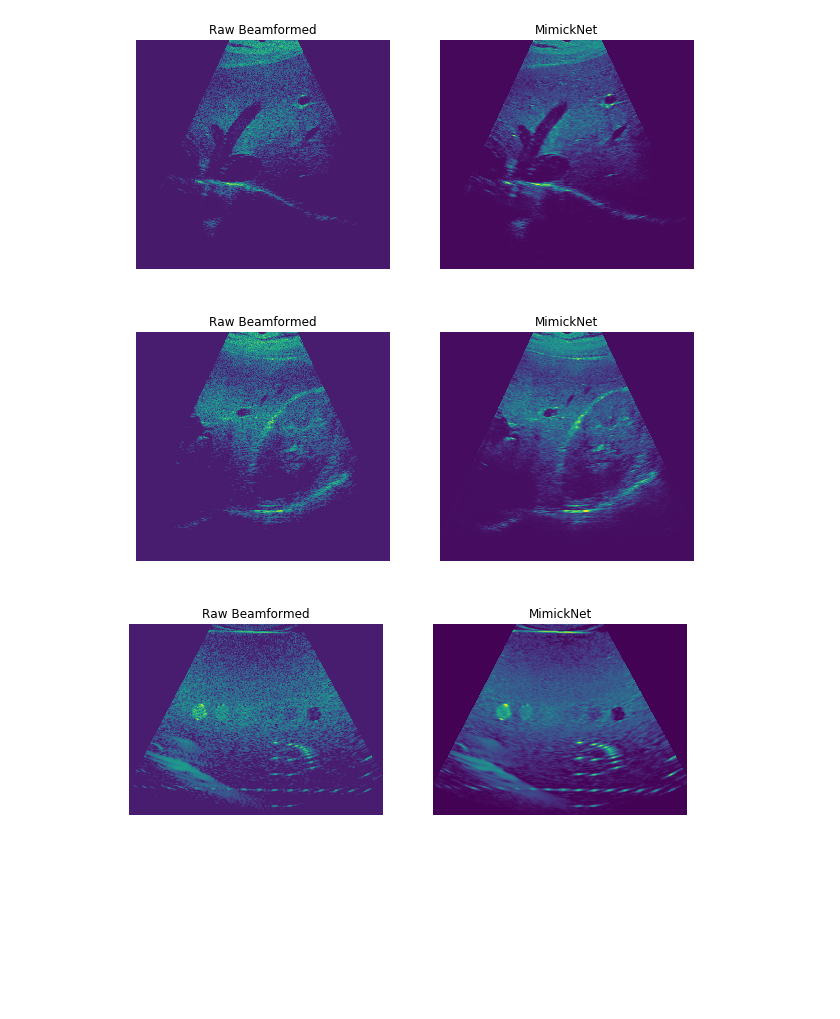
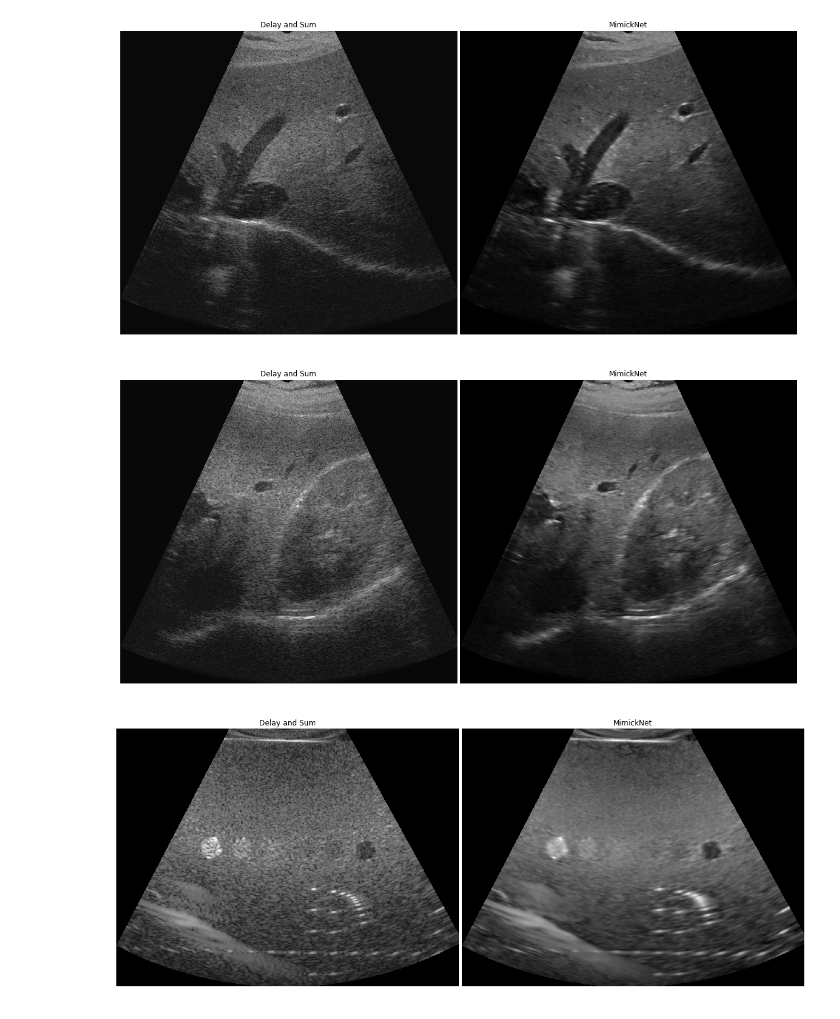
Before and after one commit to Ouwen/MimickNet, a Jupyter notebook: examples/python3_example.ipynb, the cells around one changed output. Cells and saved outputs as stored; diff of their text form; code cells hidden in the pictures; blank space fills up the shorter version.

```diff
--- a/examples/python3_example.ipynb
+++ b/examples/python3_example.ipynb
@@ -17,34 +119,37 @@ WARNING:tensorflow:No training configuration found in save file: the model was *
 # %%
 # liver and kidney donated in kind by the M.L.P.
 for file in ['mark_liver.mat', 'mark_kidney.mat', 'phantom.mat']:
     # Load raw beamformed data and ground truth
-    matfile = utils.loadmat(file)
+    matfile = loadmat(file)
     iq = np.abs(matfile['iq'])
     iq = 20*np.log10(iq/iq.max())
 
-    # Get raw beamformed image and ground truth image
-    raw = np.clip(iq, -50, 0)
-    raw = (raw-raw.min())/(raw.max() - raw.min())
-
     # Prep Model inputs and get output
-    iq = np.clip(iq, -60, 0) # Change the clipping to your liking
+    iq = np.clip(iq, -80, 0)
     iq = (iq-iq.min())/(iq.max() - iq.min()) # Normalize to [0, 1]
-    padded_iq, (original_height, original_width) = utils.make_shape(iq) # Pad data to be divisible by 16
+    padded_iq, (original_height, original_width) = make_shape(iq) # Pad data to be divisible by 16
     padded_iq = padded_iq[None, :, :, None] # Reshape to be 4D [batch, height, width, 1]
     output = model.predict(padded_iq) # Run through the model
-    output = np.clip(output, 0, 1) # Clip to [0, 1]
+    output = (output-output.min())/(output.max() - output.min())
     output = np.squeeze(output)[:original_height, :original_width] # Reshape to original size
+    iq = match_histograms(iq, output)
+
+    iq = scan_convert(iq, matfile['acq_params'])
+    output = scan_convert(output, matfile['acq_params'])
 
     # Plot Figure
-    fig, axes = plt.subplots(1,2, figsize=(10,10))
-    axes[0].imshow(utils.scan_convert(raw, matfile['acq_params']))
-    axes[0].set_title('Raw Beamformed')
+    fig, axes = plt.subplots(1,2, figsize=(20,20), gridspec_kw={
+        'wspace': 0.01,
+        'hspace': 0
+    })
+    axes[0].imshow(iq, cmap='gray')
+    axes[0].set_title('Delay and Sum')
     axes[0].axis('off')
 
-    axes[1].imshow(utils.scan_convert(output, matfile['acq_params']))
+    axes[1].imshow(output, cmap='gray')
     axes[1].set_title('MimickNet')
     axes[1].axis('off')
 # %% [output]
-[figure, old version]
+[figure, new version]
-[figure, old version]
+[figure, new version]
-[figure, old version]
+[figure, new version]
```
Also changed, not shown: parts of 2 cells of this notebook, 7 other files.
